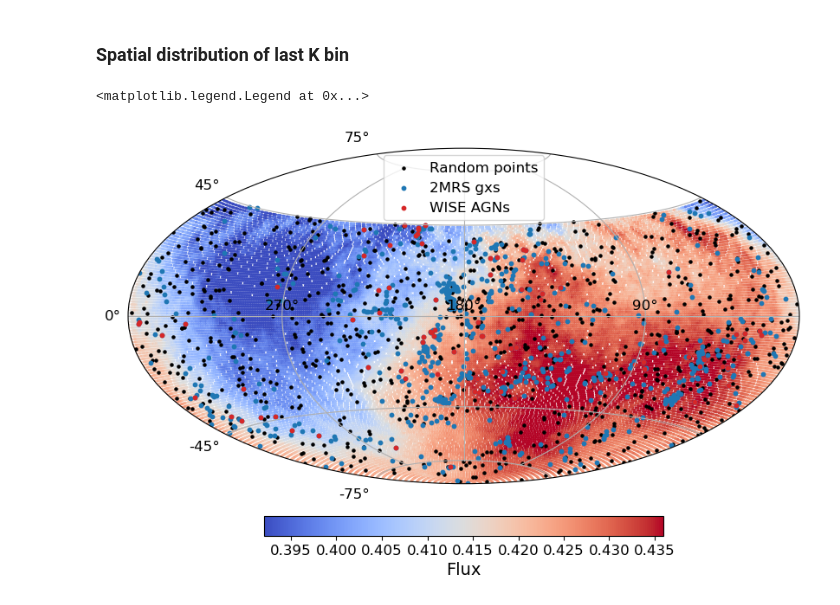
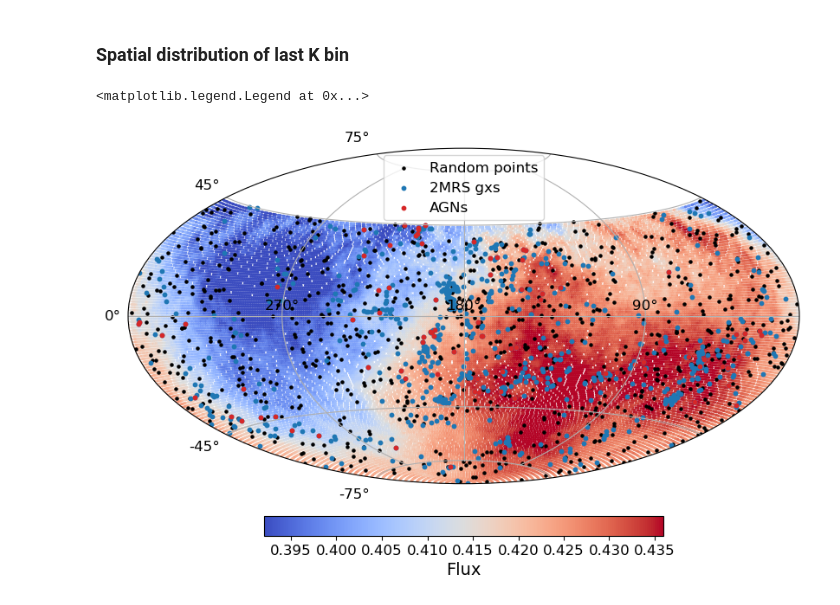
Before and after one commit to FedeDavilaKurban/Auger, a Jupyter notebook: plot4_paper1.ipynb, the cells around one changed output. Cells and saved outputs as stored; diff of their text form; code cells hidden in the pictures.

```diff
--- a/plot4_paper1.ipynb
+++ b/plot4_paper1.ipynb
@@ -396,8 +396,8 @@ samples = ['All', 'AGNs']
 colors = ['C0', 'C1']  # Colors for each sample
 
 # === CUT IN K ===
-agns_K = agns[(agns['K_abs'] <= -20.0)&(agns['K_abs'] >= -22.0)]  # Apply magnitude cut for AGNs
-gxs_K = gxs[(gxs['M_Ks'] <= -20.0)&(gxs['M_Ks']>=-22.)]  # Apply magnitude cut
+agns_K = agns[(agns['K_abs'] >= -22.0)]  # Apply magnitude cut for AGNs
+gxs_K = gxs[(gxs['M_Ks']>=-22.)]  # Apply magnitude cut
 
 for color, sample in zip(colors, samples):
 
@@ -500,32 +500,32 @@ from matplotlib import colors
 
 # === Plot ===
 plt.figure(figsize=(10, 6))
 ax = plt.subplot(111, projection='hammer')
 ax.grid(True)
 
 # Set ticls
 xticks_deg = [270, 180, 90]
 xticks_rad = -np.radians(xticks_deg) + np.pi
 ax.set_xticks(xticks_rad)
 ax.set_xticklabels([f"{d}°" for d in xticks_deg])
 
 yticks_deg = [-75, -45, 0, 45, 75]
 yticks_rad = np.radians(yticks_deg)
 ax.set_yticks(yticks_rad)
 ax.set_yticklabels([f"{d}°" for d in yticks_deg])
 
 # === Flux Scatter plot (with horizontal colorbar below) ===
 norm_flux = colors.Normalize(vmin=np.percentile(flux_val, 5), vmax=np.percentile(flux_val, 95))
 sc = ax.scatter(np.deg2rad(-flux_ra+180.), np.deg2rad(flux_dec), c=flux_val, s=5, cmap='coolwarm', norm=norm_flux, edgecolor='none')
 
 # Horizontal colorbar for Flux
 cbar_flux = plt.colorbar(sc, ax=ax, orientation='horizontal', pad=0.08, fraction=0.05)
 cbar_flux.set_label("Flux")
 
 ax.scatter(np.deg2rad(-rand_ra+180.), np.deg2rad(rand_dec), s=5, color='k', label='Random points')
 ax.scatter(np.deg2rad(-gxs_K['_RAJ2000']+180.), np.deg2rad(gxs_K['_DEJ2000']), s=10, color='C0', label='2MRS gxs')
-ax.scatter(np.deg2rad(-agns_K['_RAJ2000']+180.), np.deg2rad(agns_K['_DEJ2000']), s=10, color='C3', label='WISE AGNs')
+ax.scatter(np.deg2rad(-agns_K['_RAJ2000']+180.), np.deg2rad(agns_K['_DEJ2000']), s=10, color='C3', label='AGNs')
 plt.legend()
 # %% [output]
 <matplotlib.legend.Legend at 0x...>
-[figure, old version]
+[figure, new version]
```
Also changed, not shown: parts of 2 cells of this notebook.
